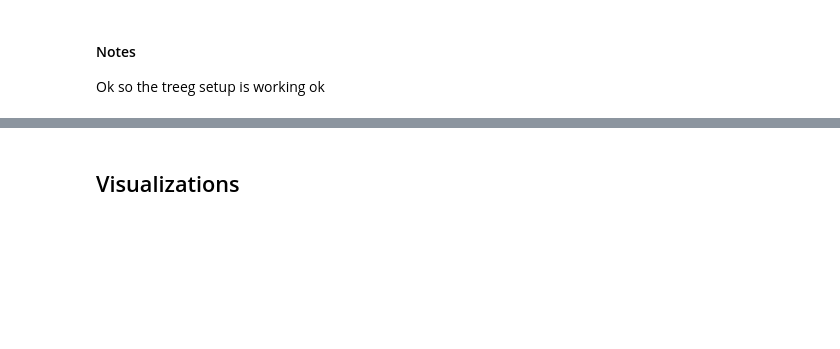
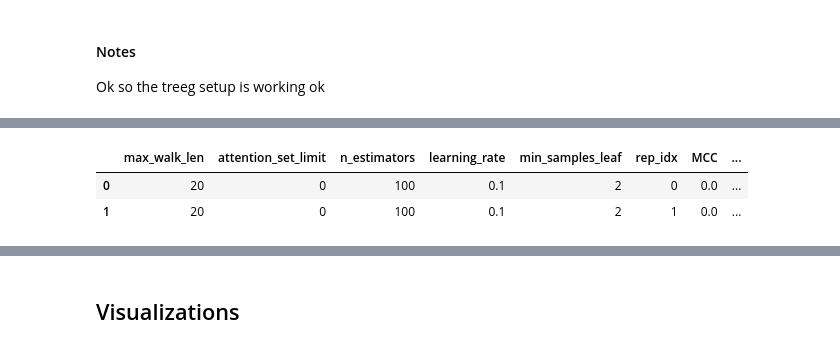
Before and after one commit to jrwoodwa/graph-based-predictive-maintenance, a Jupyter notebook: PredictiveMaintenance.ipynb, the cells around one changed output, grey strips where cells are left out. Cells and saved outputs as stored; diff of their text form; code cells hidden in the pictures; blank space fills up the shorter version.

```diff
--- a/PredictiveMaintenance.ipynb
+++ b/PredictiveMaintenance.ipynb
@@ -1204,61 +1241,85 @@ for g in X_test:
 # %%
-from sklearn.model_selection import GridSearchCV
+import time
 import numpy as np
-
-# Define 1-week cutoff in minutes
-cutoff = 10080  # 7 * 24 * 60
-
-# --- Classification (all data) ---
-y_train_cls = (np.array(y_train_full) <= cutoff).astype(int)
-y_test_cls  = (np.array(y_test_full)  <= cutoff).astype(int)
-
-# --- Define parameter grid ---
-param_grid = {
-    "max_walk_len": [1, 2],
-    "attention_set_limit": [1, 2],
-    "n_estimators": [20, 50]
-    }
-
+import random
+import torch
 import pandas as pd
 from sklearn.metrics import matthews_corrcoef
+from multiprocessing import Pool
+from tqdm import tqdm
 
-# --- Create a DataFrame with all combinations ---
+# --- Classification cutoff ---
+cutoff = 10080
+y_train_cls = (np.array(y_train_full) <= cutoff).astype(int)
+y_test_cls  = (np.array(y_test_full) <= cutoff).astype(int)
+
+# --- Parameter grid ---
+param_grid = {
+    "max_walk_len": [20],
+    "attention_set_limit": [0],
+    "n_estimators": [100],
+    "learning_rate": [0.1],
+    "min_samples_leaf": [2]
+}
+
 df_params = pd.DataFrame(
     pd.MultiIndex.from_product(param_grid.values(), names=param_grid.keys()).to_list(),
     columns=param_grid.keys()
 )
 
-# --- Serial evaluation ---
-from tqdm import tqdm
-results = []
-for _, row in tqdm(df_params.iterrows(), total=len(df_params)):
-    max_walk_len = row["max_walk_len"]
-    attention_set_limit = row["attention_set_limit"]
-    n_estimators = row["n_estimators"]
+# --- Duplicate rows for replication ---
+S = 2  # number of replications
+df_params = pd.concat([df_params]*S, ignore_index=True)
+df_length = len(param_grid['attention_set_limit'])
+df_params['rep_idx'] = np.repeat(range(S), df_length)  # for tracking
+
+# --- Worker function ---
+def run_row(row):
+    start_time = time.time()  # start timer
+
+    seed = 40 + row['rep_idx']
+    np.random.seed(seed)
+    random.seed(seed)
+    torch.manual_seed(seed)
+
+    max_walk_len = int(row["max_walk_len"])
+    attention_set_limit = int(row["attention_set_limit"])
+    n_estimators = int(row["n_estimators"])
+    min_samples_leaf = int(row["min_samples_leaf"])
+    learning_rate = float(row["learning_rate"])
 
     clf = GradientBoostedGraphTreeGClassifier(
         max_walk_len=max_walk_len,
         attention_set_limit=attention_set_limit,
         n_estimators=n_estimators,
-        learning_rate=0.1,
-        min_samples_leaf=3
+        learning_rate=learning_rate,
+        min_samples_leaf=min_samples_leaf
     )
     clf.fit(X_train, y_train_cls)
     y_pred = clf.predict(X_test)
-    print("y_test_cls NaNs:", np.isnan(y_test_cls).sum())
-    print("y_pred NaNs:", np.isnan(y_pred).sum())
-    print("y_pred unique values:", np.unique(y_pred))
-    print("Lengths:", len(y_test_cls), len(y_pred))
 
     mcc_score = matthews_corrcoef(y_test_cls, y_pred)
+    runtime = time.time() - start_time  # compute runtime
+    return (*list(row.values()), mcc_score, runtime)
 
-    results.append((*row.values, mcc_score))
+# --- Run multiprocessing ---
+with Pool(processes=min(df_length, 10)) as pool:  # adjust processes as needed
+    results = list(tqdm(
+        pool.imap(run_row, df_params.to_dict('records')),
+        total=len(df_params)
+    ))
 
-# --- Convert results to DataFrame ---
-df_results = pd.DataFrame(results, columns=list(param_grid.keys()) + ["MCC"])
-best_row = df_results.loc[df_results["MCC"].idxmax()]
+# --- Aggregate results ---
+df_results = pd.DataFrame(results, columns=list(df_params.columns) + ["MCC", "runtime_sec"])
+display(df_results)
 
-print("Best parameters:")
+df_agg = df_results.groupby(list(param_grid.keys()), as_index=False)["MCC"].mean()
+best_row = df_agg.loc[df_agg["MCC"].idxmax()]
+
+print("Aggregated Best parameters:")
 print(best_row[param_grid.keys()].to_dict())
-print("Best MCC:", best_row["MCC"])
+print("Aggregated Best MCC:", best_row["MCC"])
 # %% [output]
+|  | max_walk_len | attention_set_limit | n_estimators | learning_rate | min_samples_leaf | rep_idx | MCC | ... |
+| 0 | 20 | 0 | 100 | 0.1 | 2 | 0 | 0.0 | ... |
+| 1 | 20 | 0 | 100 | 0.1 | 2 | 1 | 0.0 | ... |
```
Also changed, not shown: parts of 26 cells of this notebook, 1 other file.
